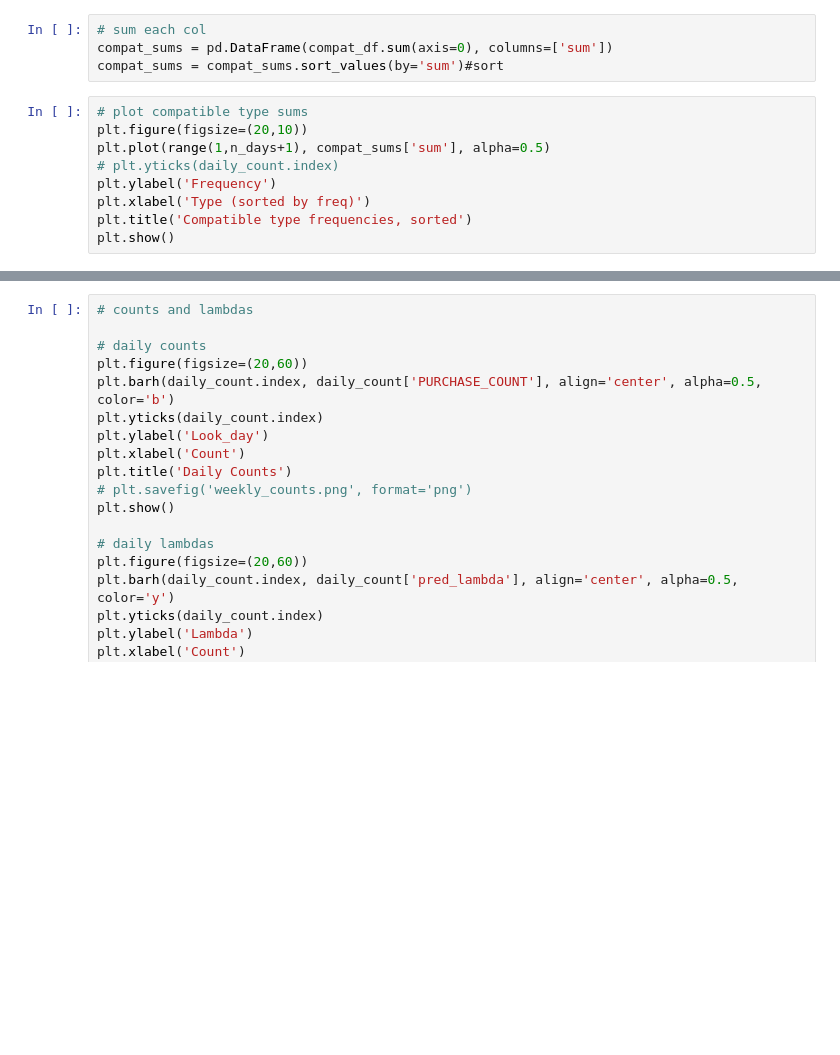
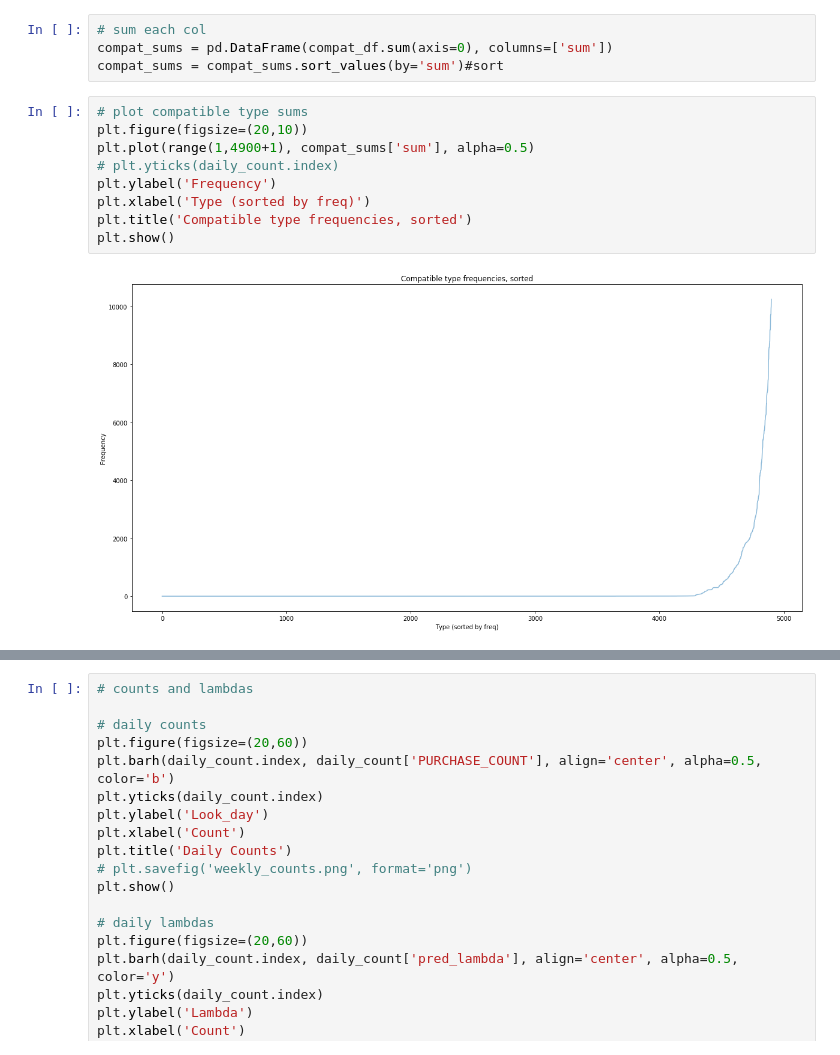
Before and after one commit to johngao2/EM-hotel-demand, a Jupyter notebook: EM_extension/model/sprint5/Result EDA_sprint5.ipynb, the cells around one changed output, grey strips where cells are left out. Drawn from its saved outputs; the diff is of its cells as text; blank space fills up the shorter version.

```diff
--- a/EM_extension/model/sprint5/Result EDA_sprint5.ipynb
+++ b/EM_extension/model/sprint5/Result EDA_sprint5.ipynb
@@ -68,12 +68,14 @@ compat_sums = compat_sums.sort_values(by='sum')#sort
 # %%
 # plot compatible type sums
 plt.figure(figsize=(20,10))
-plt.plot(range(1,n_days+1), compat_sums['sum'], alpha=0.5)
+plt.plot(range(1,4900+1), compat_sums['sum'], alpha=0.5)
 # plt.yticks(daily_count.index)
 plt.ylabel('Frequency')
 plt.xlabel('Type (sorted by freq)')
 plt.title('Compatible type frequencies, sorted')
 plt.show()
+# %% [output]
+[figure, added]
 # %%
 # figures for differences b/w lambda and actual counts
 
```
Also changed, not shown: parts of 1 cell of this notebook, 4 other files.
